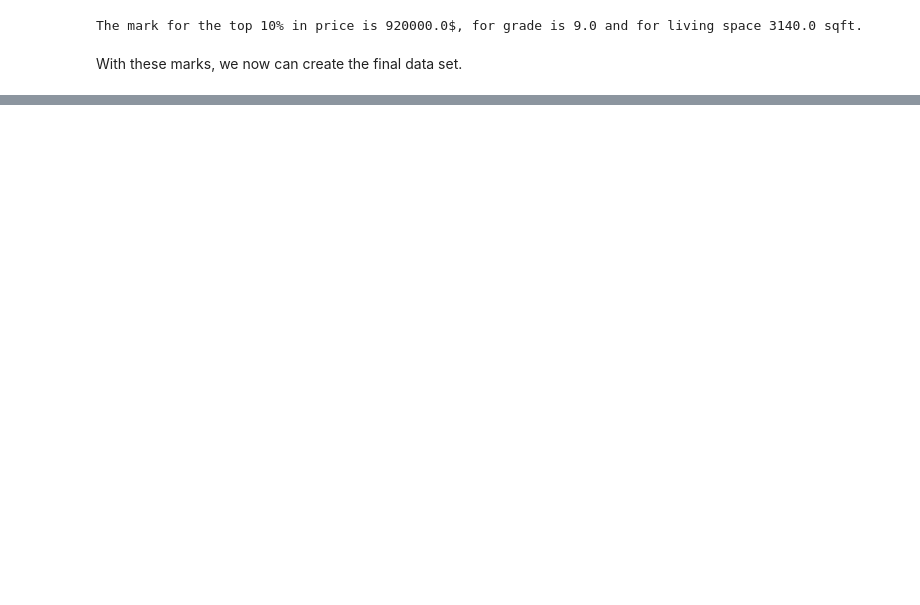
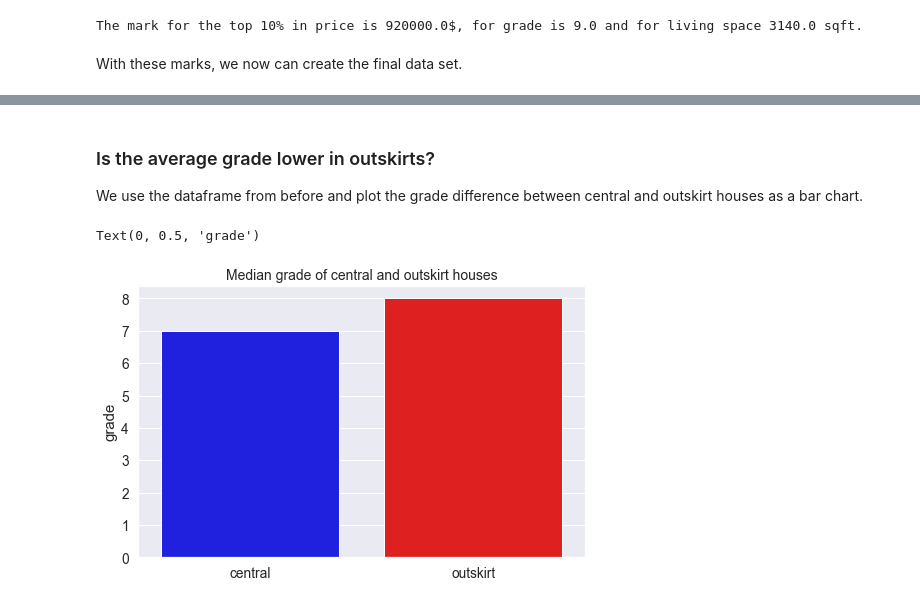
Before and after one commit to langer-net/first-eda-project, a Jupyter notebook: EDA.ipynb, the cells around one changed output, grey strips where cells are left out. Cells and saved outputs as stored; diff of their text form; code cells hidden in the pictures; blank space fills up the shorter version.

```diff
--- a/EDA.ipynb
+++ b/EDA.ipynb
@@ -447,0 +472,15 @@ fig.show(config={'scrollZoom': False})
+# %% [markdown]
+### Is the average grade lower in outskirts?
+We use the dataframe from before and plot the grade difference between central and outskirt houses as a bar chart.
+# %%
+sns.set(font_scale = 1.25)
+sns.barplot(data=average_central_outskirt,
+            x='location',
+            y='grade',
+            palette=['blue', 'red'])
+plt.title('Median grade of central and outskirt houses', fontdict={'size':14})
+plt.xlabel('')
+plt.ylabel('grade')
+# %% [output]
+Text(0, 0.5, 'grade')
+[figure, added]
```
Also changed, not shown: parts of 25 cells of this notebook, 6 other files.
